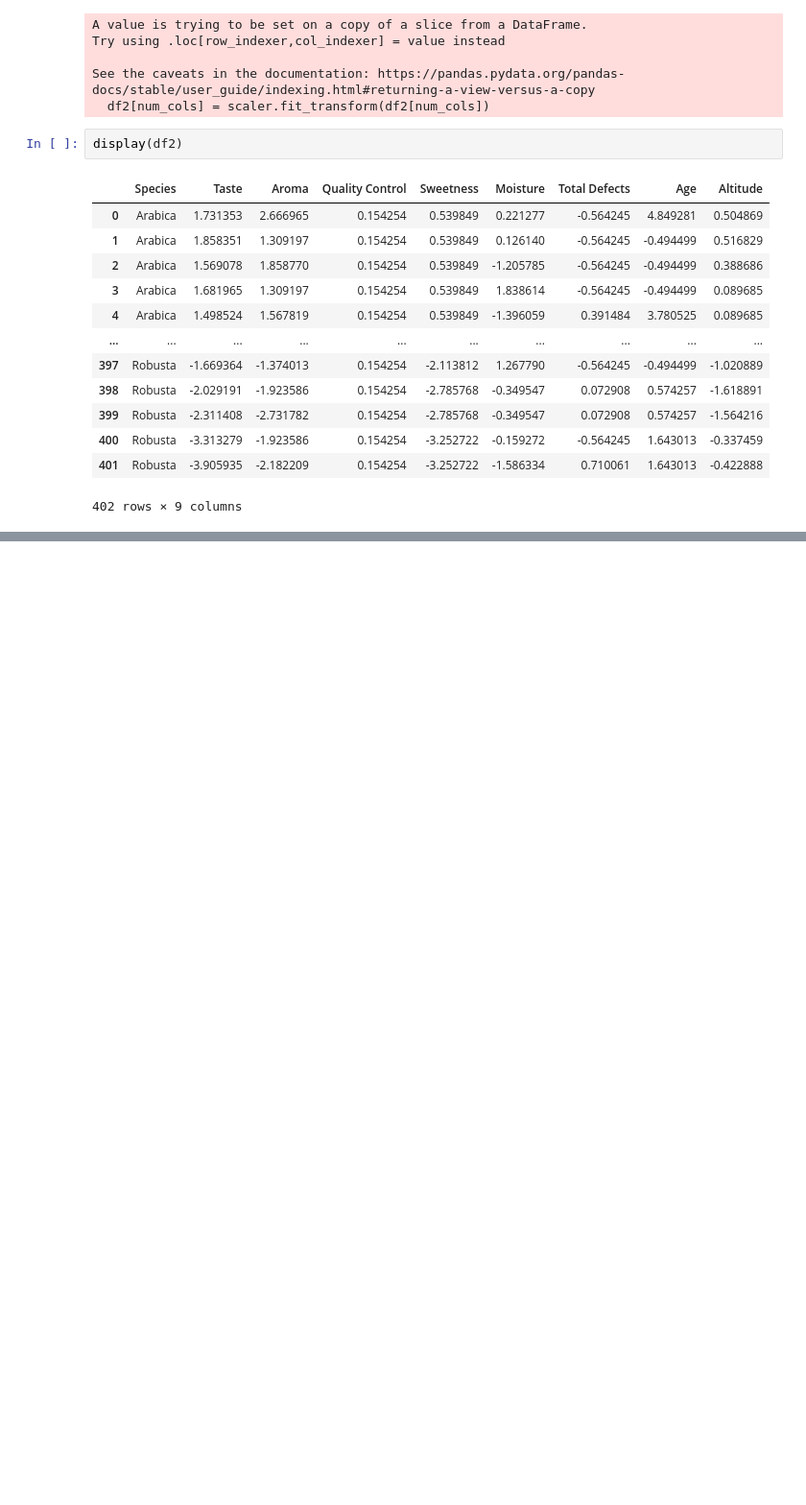
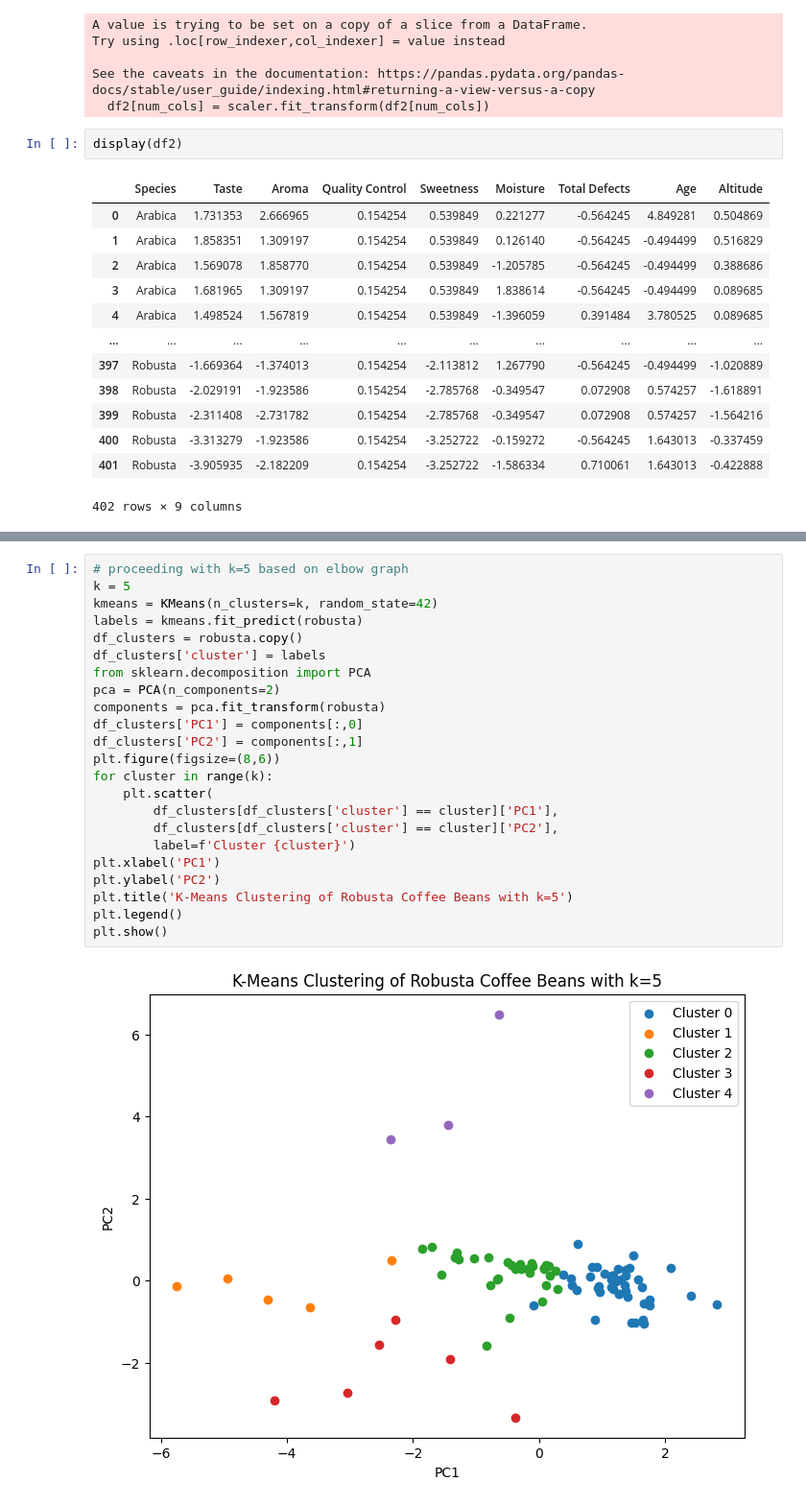
Before and after one commit to ashritakodali/coffee_quality_analysis, a Jupyter notebook: ML_Project_Clustering.ipynb, the cells around one changed output, grey strips where cells are left out. Shown at 96% size. Cells and saved outputs as stored; diff of their text form; blank space fills up the shorter version.

```diff
--- a/ML_Project_Clustering.ipynb
+++ b/ML_Project_Clustering.ipynb
@@ -304,0 +430,25 @@ display(df2)
+# %%
+# proceeding with k=5 based on elbow graph
+k = 5
+kmeans = KMeans(n_clusters=k, random_state=42)
+labels = kmeans.fit_predict(robusta)
+df_clusters = robusta.copy()
+df_clusters['cluster'] = labels
+from sklearn.decomposition import PCA
+pca = PCA(n_components=2)
+components = pca.fit_transform(robusta)
+df_clusters['PC1'] = components[:,0]
+df_clusters['PC2'] = components[:,1]
+plt.figure(figsize=(8,6))
+for cluster in range(k):
+    plt.scatter(
+        df_clusters[df_clusters['cluster'] == cluster]['PC1'],
+        df_clusters[df_clusters['cluster'] == cluster]['PC2'],
+        label=f'Cluster {cluster}')
+plt.xlabel('PC1')
+plt.ylabel('PC2')
+plt.title('K-Means Clustering of Robusta Coffee Beans with k=5')
+plt.legend()
+plt.show()
+# %% [output]
+[figure, added]
```
Also changed, not shown: parts of 16 cells of this notebook.
